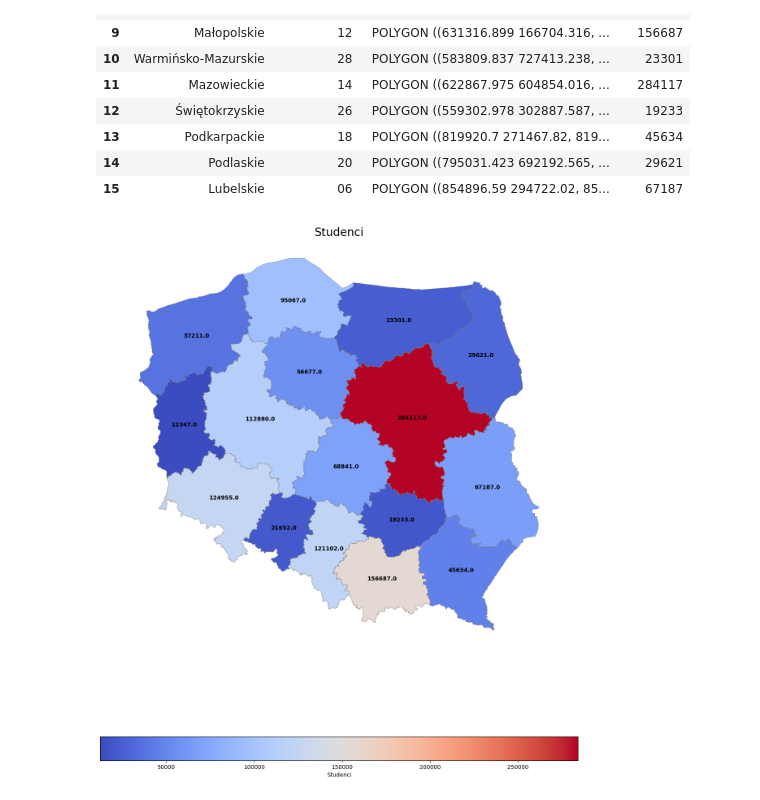
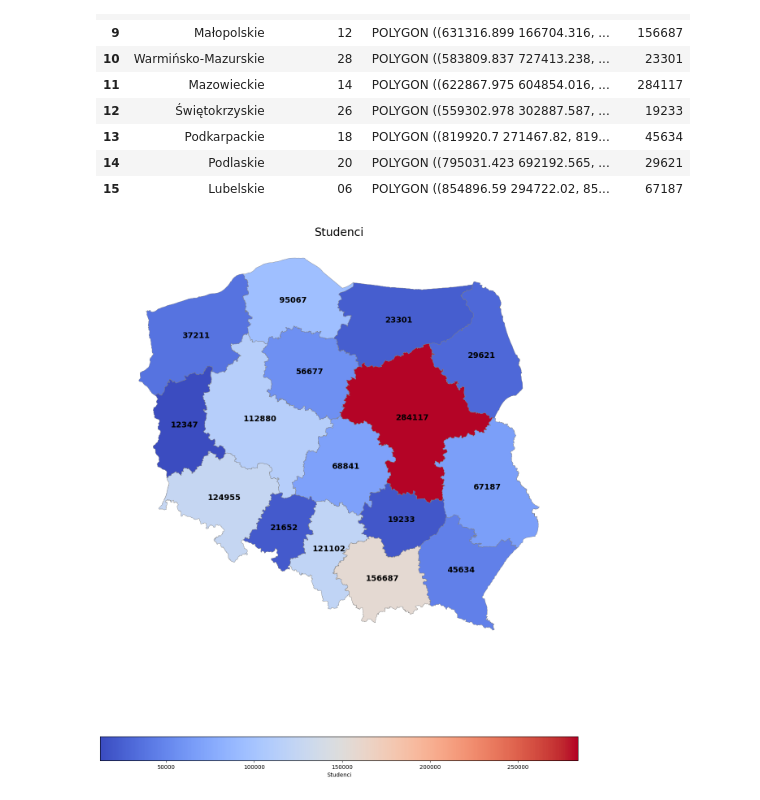
Before and after one commit to RdzaMnieBierze/Polska_Geopandas, a Jupyter notebook: Statystyki_na_mapie.ipynb, the cells around one changed output. Saved outputs shown, nothing was run; the diff lists cells and outputs as text; code cells hidden in the pictures.

```diff
--- a/Statystyki_na_mapie.ipynb
+++ b/Statystyki_na_mapie.ipynb
@@ -444,32 +460,32 @@ mapa_studenci
 # %%
 fig, ax = plt.subplots(1, 1, figsize=(15, 15))
 mapa_studenci.plot(
     column='Studenci',
     ax=ax,
     legend=True,
     legend_kwds={'label': "Studenci", 'orientation': "horizontal", 'shrink': 0.8},
     cmap='coolwarm',
     edgecolor='gray',
     linewidth=0.5
 )
 
 for idx, row in mapa_studenci.iterrows():
     wartosc = row['Studenci']
     if pd.notna(wartosc):
         x = row['geometry'].centroid.x
         y = row['geometry'].centroid.y
         ax.annotate(
-            text=f"{wartosc:.1f}",
+            text=f"{wartosc}",
             xy=(x, y),
             ha='center',
             va='center',
-            fontsize=10,
+            fontsize=14,
             color='black',
             weight='bold'
 )
 ax.set_axis_off()
 plt.title('Studenci', fontsize=20)
 plt.tight_layout()
 plt.show()
 # %% [output]
-[figure, old version]
+[figure, new version]
```
Also changed, not shown: parts of 1 cell of this notebook.
